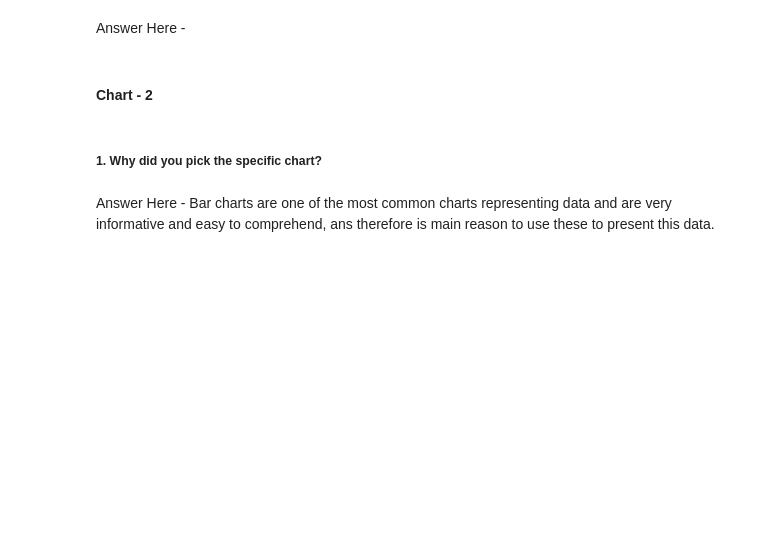
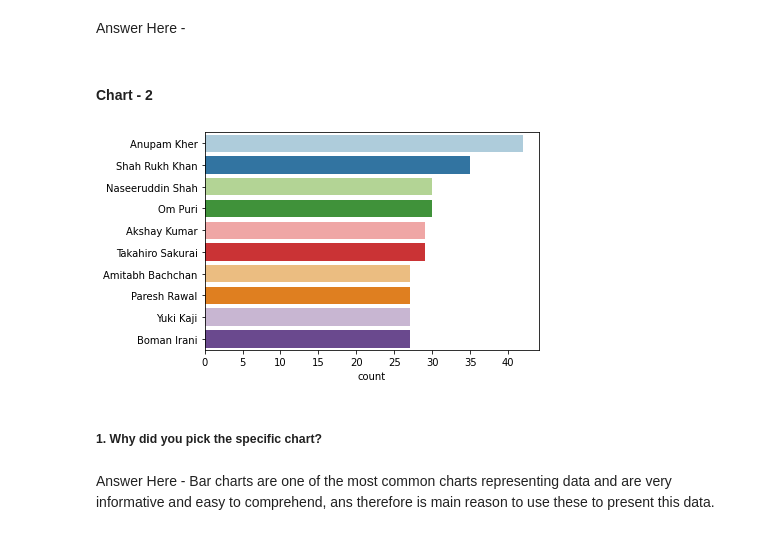
Before and after one commit to jaolekar/Netflix-clustering, a Jupyter notebook: Netflix_movies_and_TV_shows_Clustering_.ipynb, the cells around one changed output. Cells and saved outputs as stored; diff of their text form; code cells hidden in the pictures; blank space fills up the shorter version.

```diff
--- a/Netflix_movies_and_TV_shows_Clustering_.ipynb
+++ b/Netflix_movies_and_TV_shows_Clustering_.ipynb
@@ -420,6 +424,14 @@ Are there any insights that lead to negative growth? Justify with specific reaso
 Answer Here -
 # %% [markdown]
 #### Chart - 2
+# %%
+# Chart - 2 visualization code
+# Graph for top 10 actors
+actors = nfx_df[nfx_df.cast != 'No Cast'].set_index('title').cast.str.split(', ', expand=True).stack().reset_index(level=1, drop=True)
+sns.countplot(y = actors, order=actors.value_counts().index[:10], palette='Paired')
+plt.show()
+# %% [output]
+[figure, added]
 # %% [markdown]
 ##### 1. Why did you pick the specific chart?
 # %% [markdown]
```
Also changed, not shown: parts of 13 cells of this notebook.
